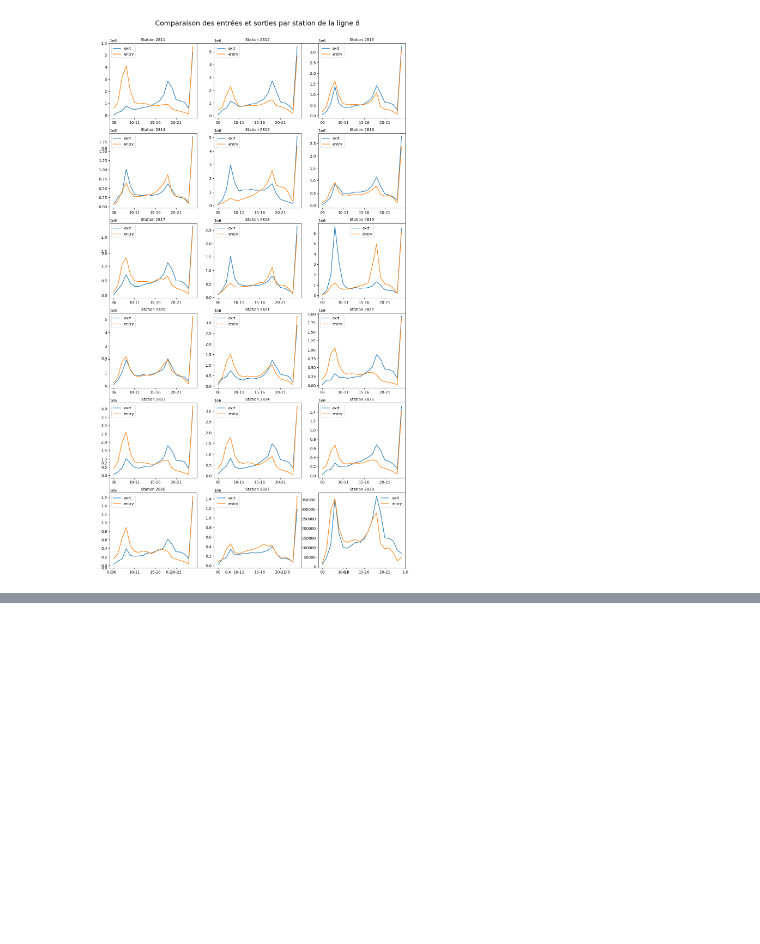
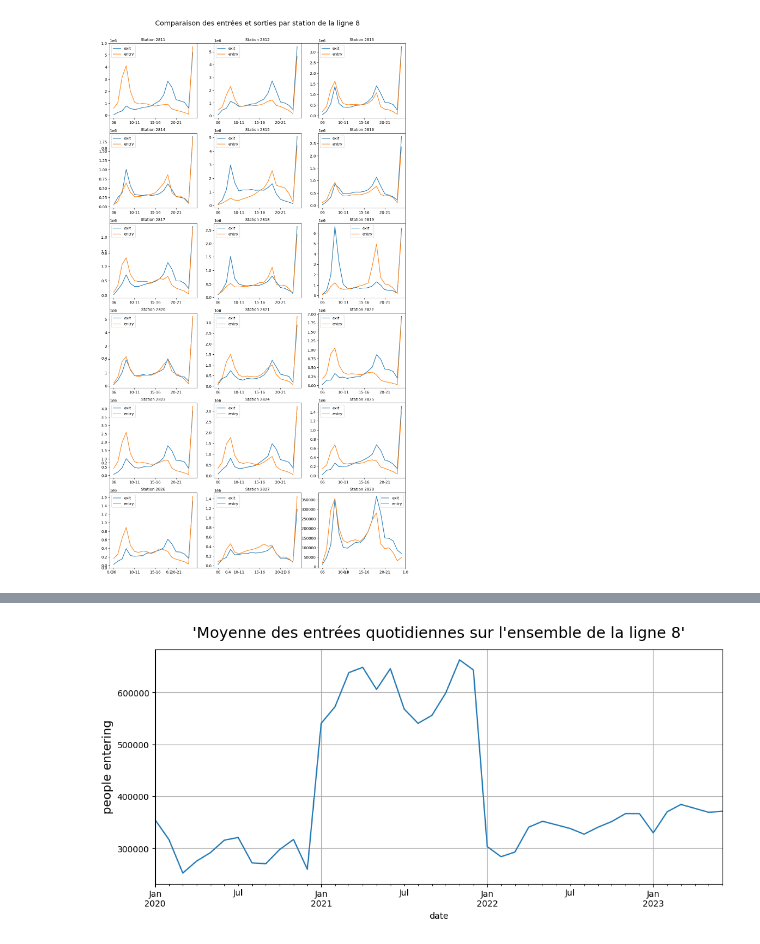
Before and after one commit to Arizona3000/metro_seoul, a Jupyter notebook: notebooks/exploration.ipynb, the cells around one changed output, grey strips where cells are left out. Cells and saved outputs as stored; diff of their text form; code cells hidden in the pictures; blank space fills up the shorter version.

```diff
--- a/notebooks/exploration.ipynb
+++ b/notebooks/exploration.ipynb
@@ -142,0 +208,14 @@ for i in exits.index:
+# %%
+# Trying on monthly mean to have a clearer result
+
+data_8_monthly_entry = pd.DataFrame(data_8_daily_entry['sum'].resample('M').mean())
+# %%
+# Drawing a figure of mean daily entry per month
+plt.figure(figsize=(12,5))
+data_8_monthly_entry['sum'].plot(kind='line')
+
+plt.ylabel('people entering', fontsize = 14)
+plt.title("'Moyenne des entrées quotidiennes sur l'ensemble de la ligne 8'", fontsize = 18, y = 1.03);
+plt.grid()
+# %% [output]
+[figure, added]
```
Also changed, not shown: parts of 18 cells of this notebook.
